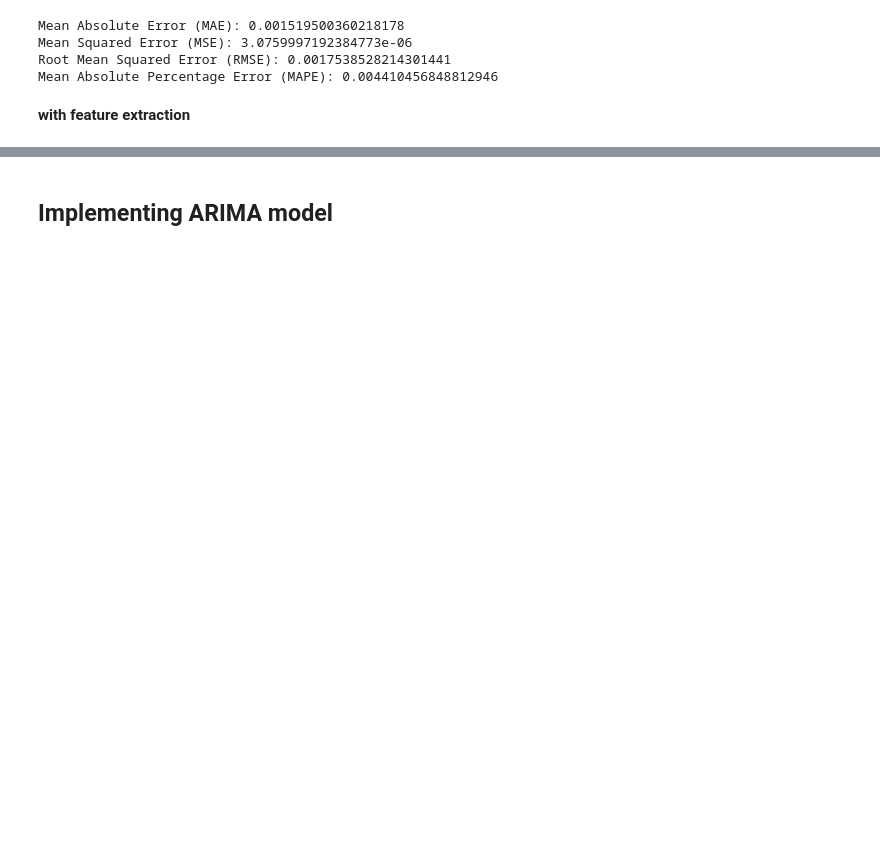
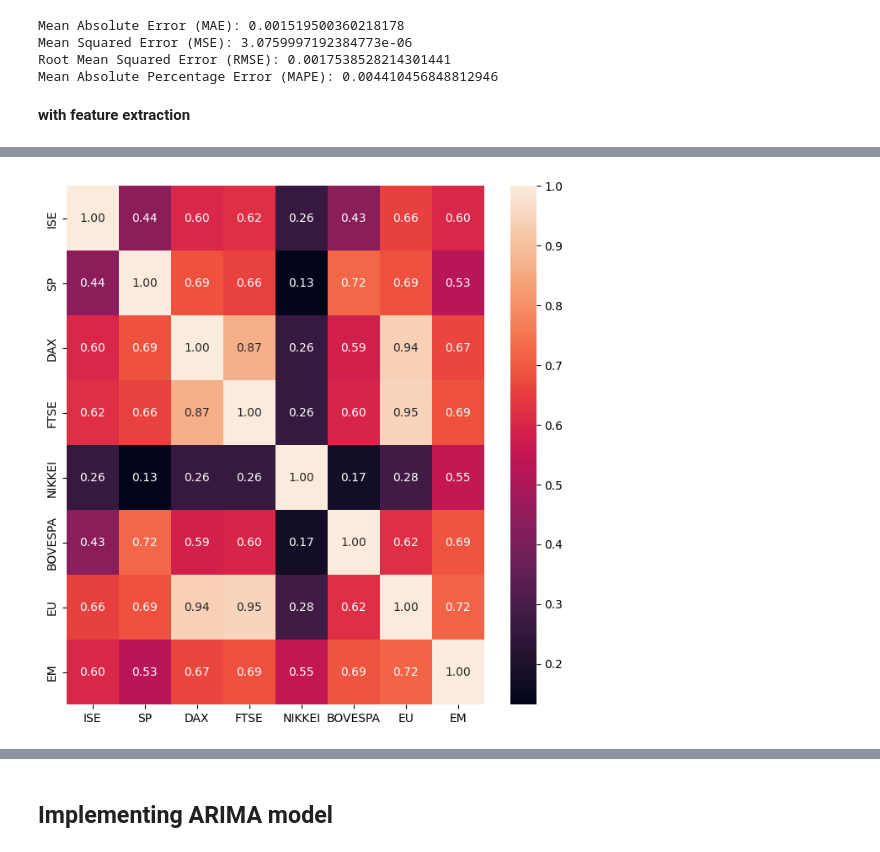
Before and after one commit to RaghavendhraRao/stock_market_prediction_ISE_DSFP, a Jupyter notebook: ds_final_proj_stock_market_colab.ipynb, the cells around one changed output, grey strips where cells are left out. Cells and saved outputs as stored; diff of their text form; code cells hidden in the pictures; blank space fills up the shorter version.

```diff
--- a/ds_final_proj_stock_market_colab.ipynb
+++ b/ds_final_proj_stock_market_colab.ipynb
@@ -449,0 +411,3 @@ import seaborn as sns
+# %%
+corr_matrix = stock_data.corr()
+corr_matrix
@@ -450,5 +424,7 @@ import seaborn as sns
 # %%
-plt.figure(figsize=(10,8))
+plt.figure(figsize=(8,8))
 sns.heatmap(corr_matrix, annot =  True, fmt = ".2f")
 plt.show()
+# %% [output]
+[figure, added]
 # %%
```
Also changed, not shown: parts of 50 cells of this notebook.
